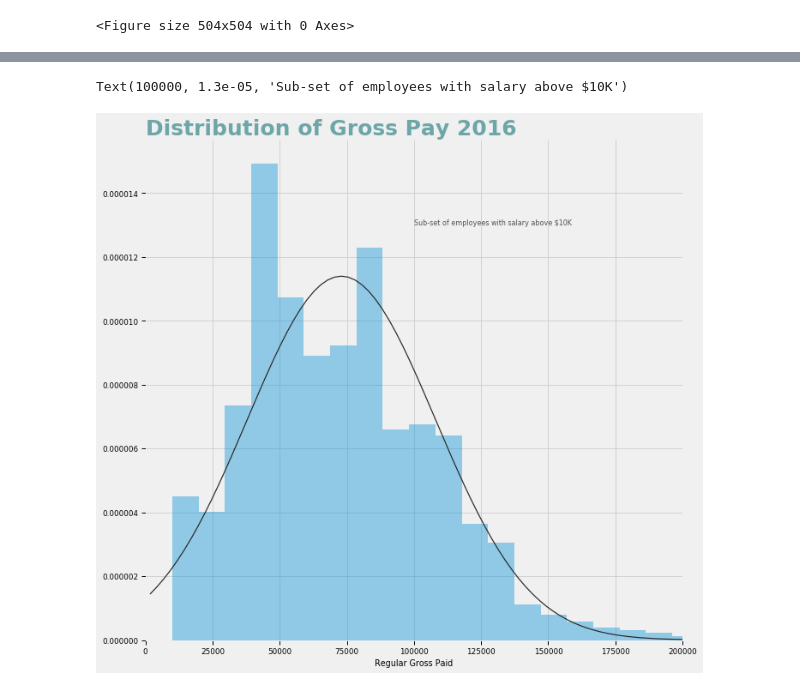
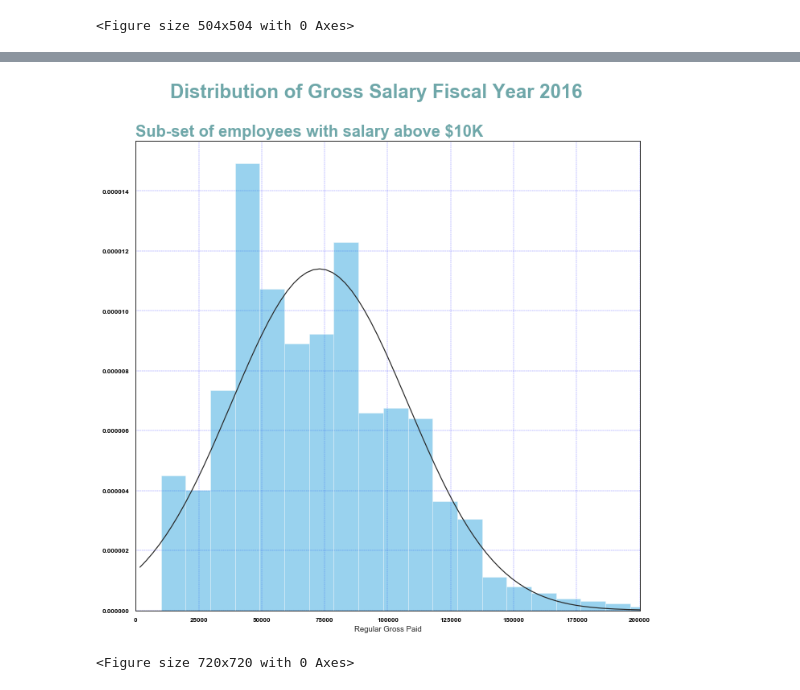
Before and after one commit to jhenvi/NYC-Citywide-Payroll-Data, a Jupyter notebook: NYC_PayrollAnalysis.ipynb, the cells around one changed output, grey strips where cells are left out. Drawn from its saved outputs; the diff is of its cells as text; code cells hidden in the pictures.

```diff
--- a/NYC_PayrollAnalysis.ipynb
+++ b/NYC_PayrollAnalysis.ipynb
@@ -335,28 +369,40 @@ plt.savefig('output/Highest_Average_Gross_2016Plot.png')
 # %%
+import seaborn as sns
+sns.set_style("white")
+
 #Historgram Distribution for gross pay
 
 from scipy.stats import norm
 
 payroll_data2 = payroll_data1[(payroll_data1["Pay Basis"] == "per Annum") & (payroll_data1["Regular Gross Paid"] > 10000) & (payroll_data1["Base Salary"] > 10000)]
-f14 = payroll_data2[payroll_data3["Fiscal Year"]==2014]
-f15 = payroll_data2[payroll_data3["Fiscal Year"]==2015]
-f16 = payroll_data2[payroll_data3["Fiscal Year"]==2016]
-f17 = payroll_data2[payroll_data3["Fiscal Year"]==2017]
-f18 = payroll_data2[payroll_data3["Fiscal Year"]==2018]
-f19 = payroll_data2[payroll_data3["Fiscal Year"]==2019]
+f14 = payroll_data2[payroll_data2["Fiscal Year"]==2014]
+f15 = payroll_data2[payroll_data2["Fiscal Year"]==2015]
+f16 = payroll_data2[payroll_data2["Fiscal Year"]==2016]
+f17 = payroll_data2[payroll_data2["Fiscal Year"]==2017]
+f18 = payroll_data2[payroll_data2["Fiscal Year"]==2018]
+f19 = payroll_data2[payroll_data2["Fiscal Year"]==2019]
 
 # Year 2016 Distribution
 sb.set_context("paper")
 sb.distplot(f19["Regular Gross Paid"],fit=norm,kde=False)
 
-
 plt.xlim(left=0, right=200000)
 
-plt.title("Distribution of Gross Pay 2016", loc="left",fontsize=25, color="cadetblue", fontweight= "bold", alpha=.90)
-plt.text(x=100000, y=.000013, s="Sub-set of employees with salary above $10K", fontsize=8,alpha=.65)
+#Title and Description
+plt.suptitle("Distribution of Gross Salary Fiscal Year 2016 ",fontweight='bold', fontsize=24, color="cadetblue", alpha=.90)
+plt.title("Sub-set of employees with salary above $10K", loc="left",fontsize=20, color="cadetblue", fontweight= "bold", alpha=.90)
+
+
+plt.xticks(fontsize=8, weight= 'bold',rotation=0, color='black')
+plt.yticks(fontsize=8, weight= 'bold',rotation=0, color='black')
+plt.grid(color='b', ls = '-.', lw = 0.25)
+# Show the Figure
+plt.show()
+# Save the Figure
+plt.savefig('output/Dist_Gross_Pay_FY16Plot.png')
 # %% [output]
+[figure, new version]
-Text(100000, 1.3e-05, 'Sub-set of employees with salary above $10K')
+<Figure size 720x720 with 0 Axes>
-[figure, old version]
 # %%
 # Year 2017 Distribution
 sb.set_context("paper")
```
Also changed, not shown: parts of 17 cells of this notebook, 15 other files.
